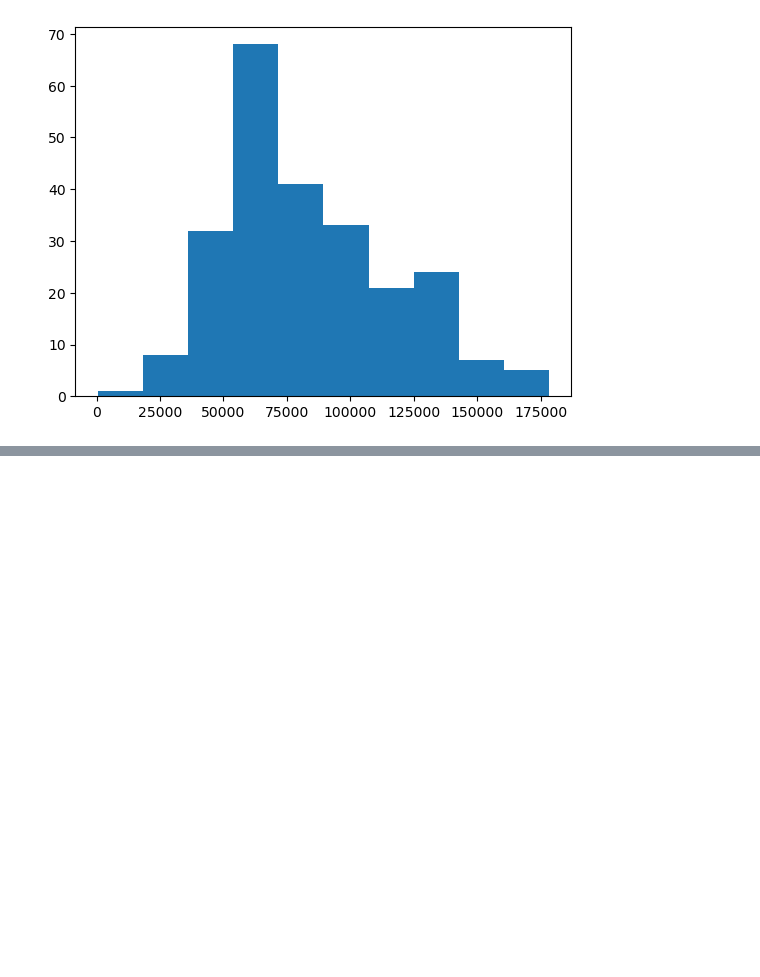
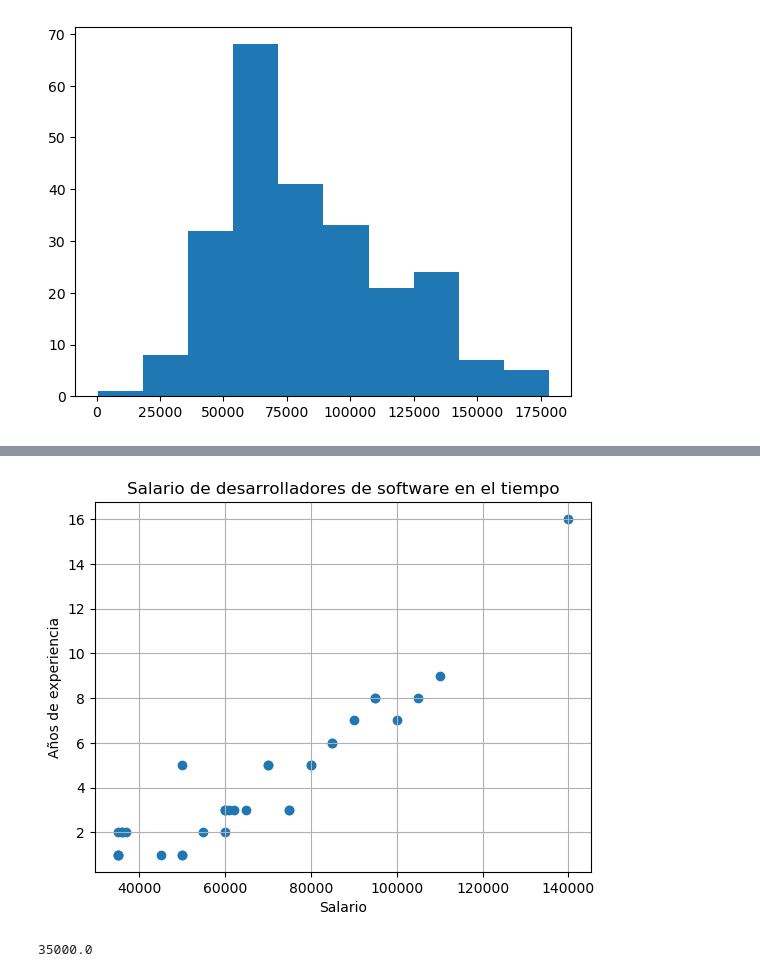
Before and after one commit to Ulimax/clase21, a Jupyter notebook: numpy.ipynb, the cells around one changed output, grey strips where cells are left out. Drawn from its saved outputs; the diff is of its cells as text; code cells hidden in the pictures; blank space fills up the shorter version.

```diff
--- a/numpy.ipynb
+++ b/numpy.ipynb
@@ -1520,0 +1535,20 @@ plt.show()
+# %%
+df_sof_dev=df_devops[df_devops['Job Title'].str.endswith('Software Developer')]
+df_web_dev=df_devops[df_devops['Job Title'].str.endswith('Web Developer')]
+# %%
+x=df_sof_dev['Salary'].values
+y=df_sof_dev['Years of Experience'].values
+plt.title("Salario de desarrolladores de software en el tiempo")
+plt.xlabel("Salario")
+plt.ylabel("Años de experiencia")
+
+plt.scatter(x,y)
+
+plt.grid()
+plt.show()
+
+min_soft= df_sof_dev['Salary'].min()
+print(min_soft)
+# %% [output]
+[figure, added]
+35000.0
```
Also changed, not shown: parts of 2 cells of this notebook.
